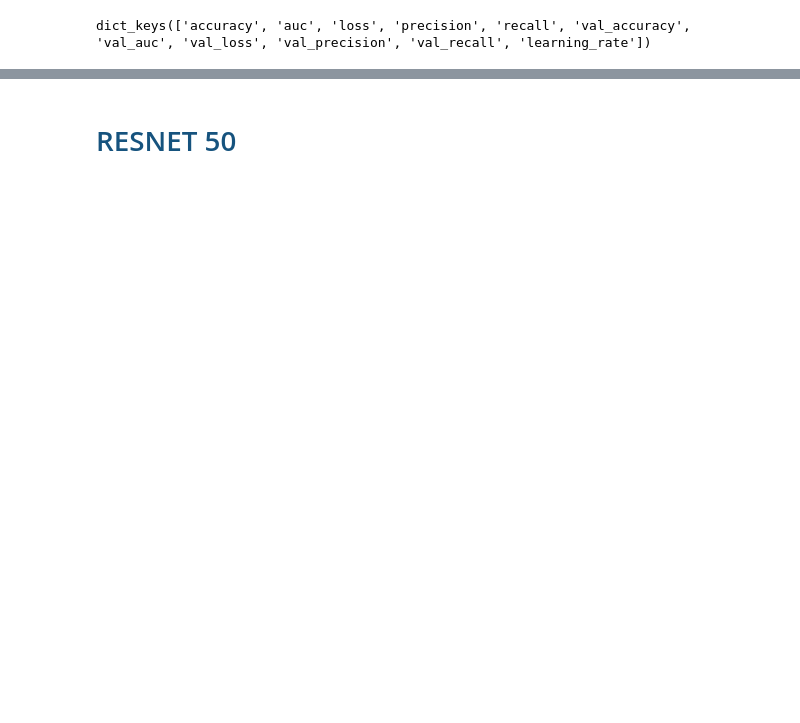
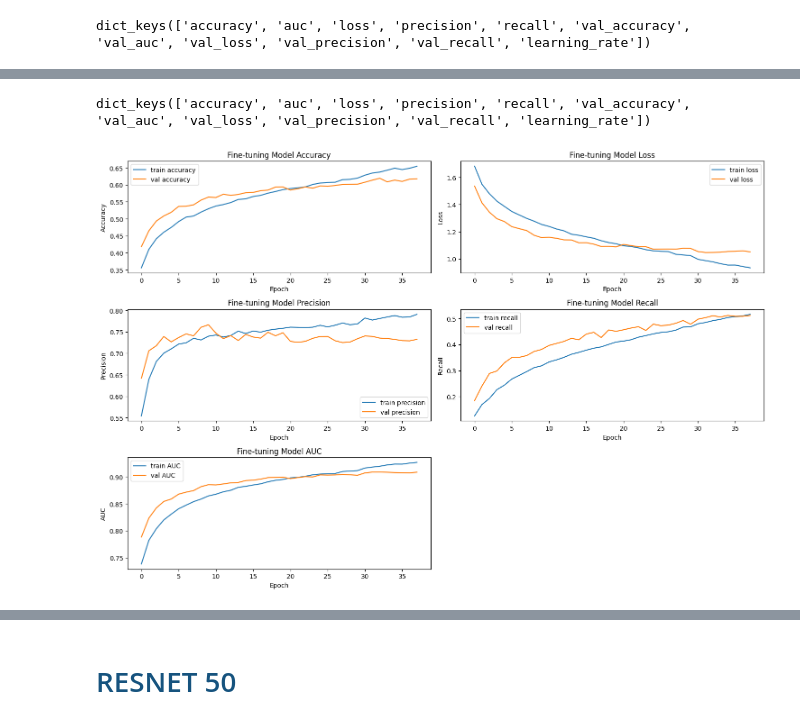
Before and after one commit to anjaducic/EMOTION-RECOGNITION, a Jupyter notebook: emotion_recognition.ipynb, the cells around one changed output, grey strips where cells are left out. Saved outputs shown, nothing was run; the diff lists cells and outputs as text; code cells hidden in the pictures; blank space fills up the shorter version.

```diff
--- a/emotion_recognition.ipynb
+++ b/emotion_recognition.ipynb
@@ -1192,0 +1410,58 @@ def macro_f1(y_true, y_pred):
+# %%
+history_fine.history.keys()
+# %% [output]
+dict_keys(['accuracy', 'auc', 'loss', 'precision', 'recall', 'val_accuracy', 'val_auc', 'val_loss', 'val_precision', 'val_recall', 'learning_rate'])
+# %%
+import matplotlib.pyplot as plt
+
+plt.figure(figsize=(15,10))
+
+# Loss
+plt.subplot(3,2,2)
+plt.plot(history_fine.history['loss'], label='train loss')
+plt.plot(history_fine.history['val_loss'], label='val loss')
+plt.title('Fine-tuning Model Loss')
+plt.xlabel('Epoch')
+plt.ylabel('Loss')
+plt.legend()
+
+# Accuracy
+plt.subplot(3,2,1)
+plt.plot(history_fine.history['accuracy'], label='train accuracy')
+plt.plot(history_fine.history['val_accuracy'], label='val accuracy')
+plt.title('Fine-tuning Model Accuracy')
+plt.xlabel('Epoch')
+plt.ylabel('Accuracy')
+plt.legend()
+
+# Precision
+plt.subplot(3,2,3)
+plt.plot(history_fine.history['precision'], label='train precision')
+plt.plot(history_fine.history['val_precision'], label='val precision')
+plt.title('Fine-tuning Model Precision')
+plt.xlabel('Epoch')
+plt.ylabel('Precision')
+plt.legend()
+
+# Recall
+plt.subplot(3,2,4)
+plt.plot(history_fine.history['recall'], label='train recall')
+plt.plot(history_fine.history['val_recall'], label='val recall')
+plt.title('Fine-tuning Model Recall')
+plt.xlabel('Epoch')
+plt.ylabel('Recall')
+plt.legend()
+
+# AUC
+plt.subplot(3,2,5)
+plt.plot(history_fine.history['auc'], label='train AUC')
+plt.plot(history_fine.history['val_auc'], label='val AUC')
+plt.title('Fine-tuning Model AUC')
+plt.xlabel('Epoch')
+plt.ylabel('AUC')
+plt.legend()
+
+plt.tight_layout()
+plt.show()
+# %% [output]
+[figure, added]
```
Also changed, not shown: parts of 48 cells of this notebook, 3 other files.
